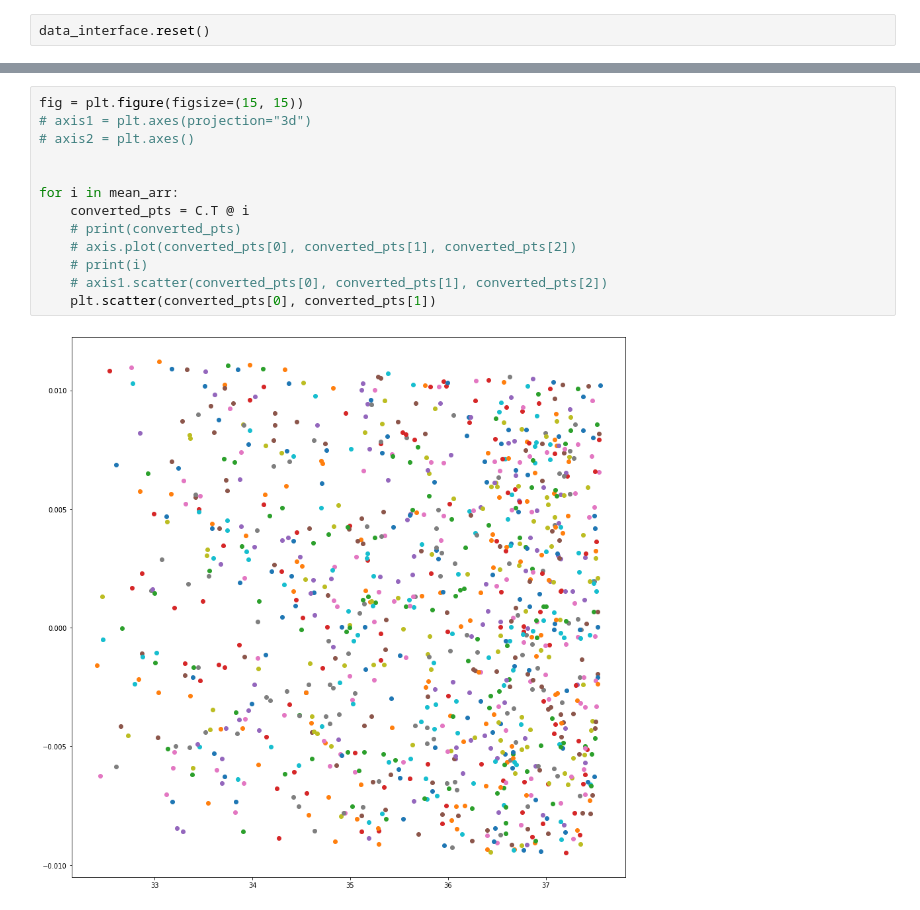
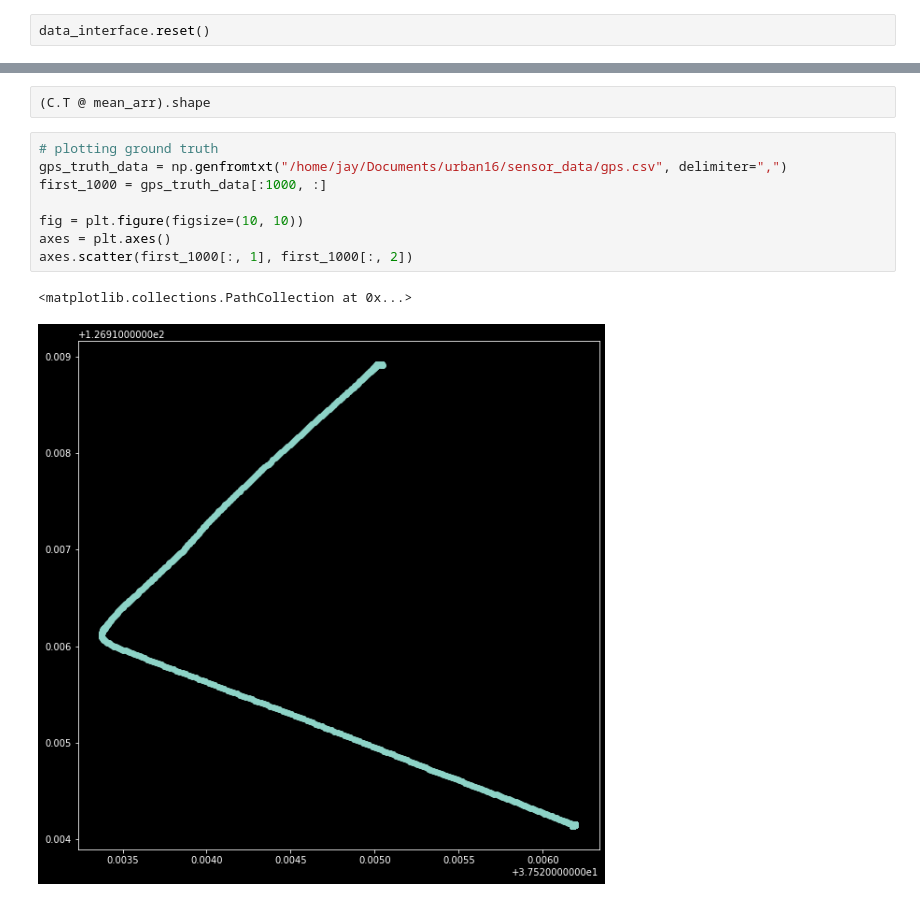
Before and after one commit to dangthanhan507/Vehicle-Tracking, a Jupyter notebook: notebook/kalman_filter_em.ipynb, the cells around one changed output, grey strips where cells are left out. Drawn from its saved outputs; the diff is of its cells as text.

```diff
--- a/notebook/kalman_filter_em.ipynb
+++ b/notebook/kalman_filter_em.ipynb
@@ -151,15 +181,13 @@ mean_arr.shape
-# %%
-fig = plt.figure(figsize=(15, 15))
-# axis1 = plt.axes(projection="3d")
-# axis2 = plt.axes()
-
-
-for i in mean_arr:
-    converted_pts = C.T @ i
-    # print(converted_pts)
-    # axis.plot(converted_pts[0], converted_pts[1], converted_pts[2])
-    # print(i)
-    # axis1.scatter(converted_pts[0], converted_pts[1], converted_pts[2])
-    plt.scatter(converted_pts[0], converted_pts[1])
-# %% [output]
-[figure, removed]
+# %%
+(C.T @ mean_arr).shape
+# %%
+# plotting ground truth
+gps_truth_data = np.genfromtxt("/home/jay/Documents/urban16/sensor_data/gps.csv", delimiter=",")
+first_1000 = gps_truth_data[:1000, :]
+
+fig = plt.figure(figsize=(10, 10))
+axes = plt.axes()
+axes.scatter(first_1000[:, 1], first_1000[:, 2])
+# %% [output]
+<matplotlib.collections.PathCollection at 0x...>
+[figure, added]
```
Also changed, not shown: parts of 15 cells of this notebook.
